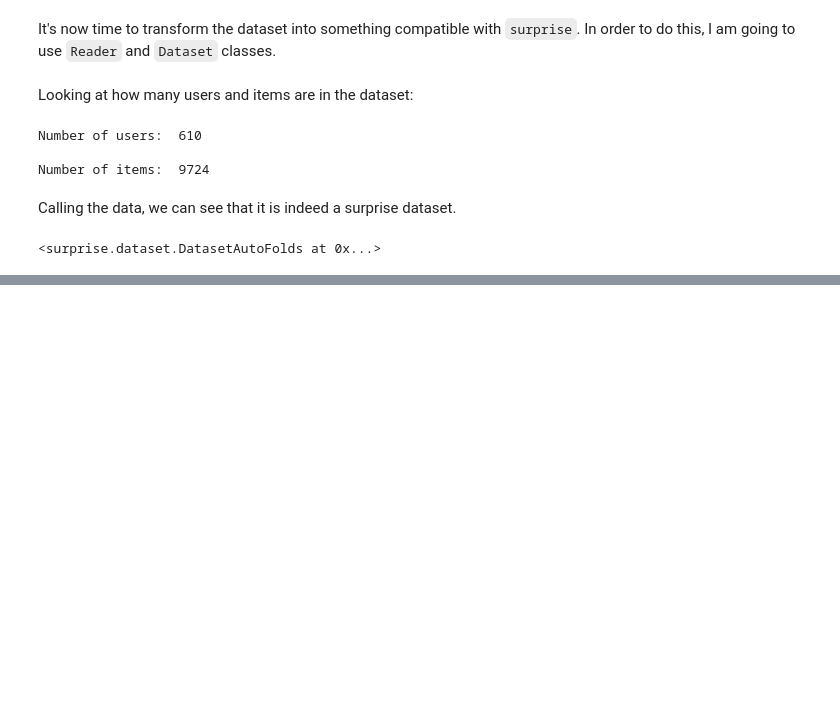
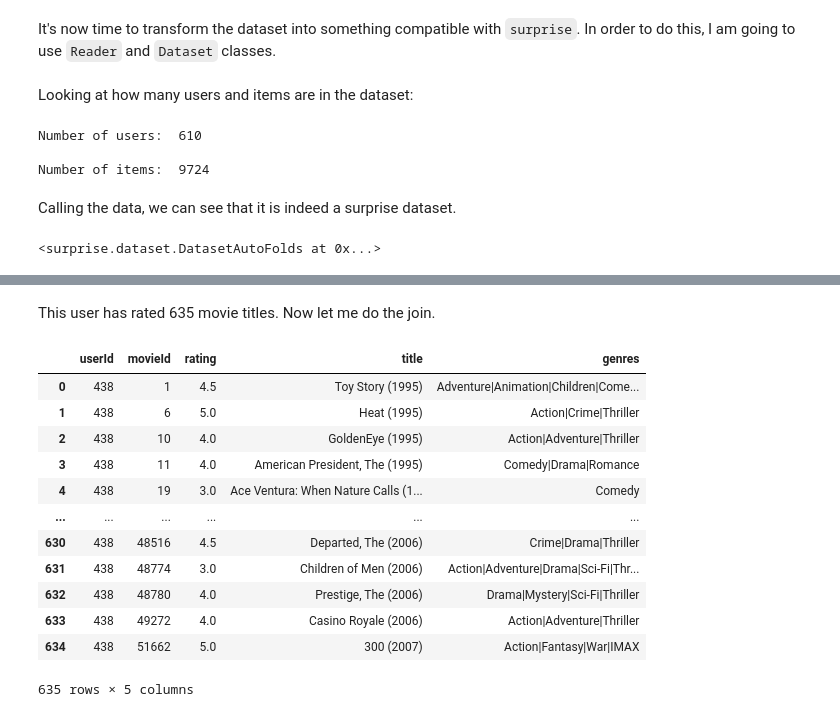
Before and after one commit to brandonbush2/Movie-Recommendation-System, a Jupyter notebook: Movie Recommendation System.ipynb, the cells around one changed output, grey strips where cells are left out. Saved outputs shown, nothing was run; the diff lists cells and outputs as text; code cells hidden in the pictures; blank space fills up the shorter version.

```diff
--- a/Movie Recommendation System.ipynb
+++ b/Movie Recommendation System.ipynb
@@ -205,0 +242,20 @@ data
+# %% [markdown]
+This user has rated 635 movie titles. Now let me do the join.
+# %%
+# Merge user438s with movie titles
+user438_movie_ratings = pd.merge(user438, movie_titles, on='movieId')
+user438_movie_ratings
+# %% [output]
+|  | userId | movieId | rating | title | genres |
+| 0 | 438 | 1 | 4.5 | Toy Story (1995) | Adventure|Animation|Children|Come... |
+| 1 | 438 | 6 | 5.0 | Heat (1995) | Action|Crime|Thriller |
+| 2 | 438 | 10 | 4.0 | GoldenEye (1995) | Action|Adventure|Thriller |
+| 3 | 438 | 11 | 4.0 | American President, The (1995) | Comedy|Drama|Romance |
+| 4 | 438 | 19 | 3.0 | Ace Ventura: When Nature Calls (1... | Comedy |
+| ... | ... | ... | ... | ... | ... |
+| 630 | 438 | 48516 | 4.5 | Departed, The (2006) | Crime|Drama|Thriller |
+| 631 | 438 | 48774 | 3.0 | Children of Men (2006) | Action|Adventure|Drama|Sci-Fi|Thr... |
+| 632 | 438 | 48780 | 4.0 | Prestige, The (2006) | Drama|Mystery|Sci-Fi|Thriller |
+| 633 | 438 | 49272 | 4.0 | Casino Royale (2006) | Action|Adventure|Thriller |
+| 634 | 438 | 51662 | 5.0 | 300 (2007) | Action|Fantasy|War|IMAX |
+635 rows × 5 columns
```
Also changed, not shown: parts of 10 cells of this notebook.
